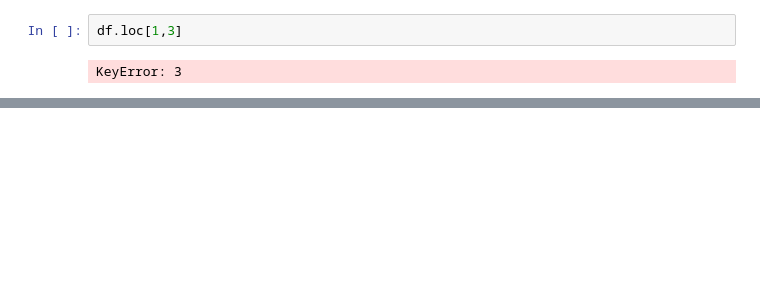
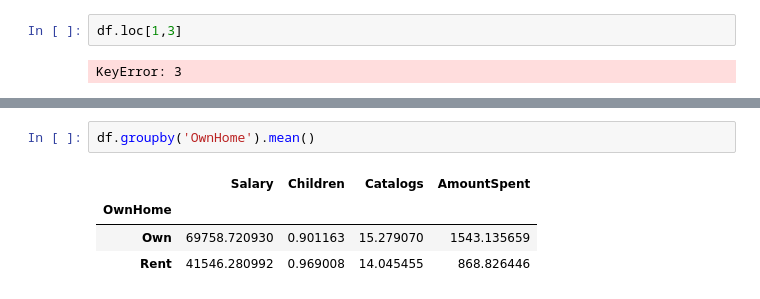
Before and after one commit to kshirsagarsiddharth/manipal_data_science, a Jupyter notebook: pandas_manipal.ipynb, the cells around one changed output, grey strips where cells are left out. Cells and saved outputs as stored; diff of their text form; blank space fills up the shorter version.

```diff
--- a/pandas_manipal.ipynb
+++ b/pandas_manipal.ipynb
@@ -818,0 +929,7 @@ KeyError: 3
+# %%
+df.groupby('OwnHome').mean()
+# %% [output]
+|  | Salary | Children | Catalogs | AmountSpent |
+| OwnHome |  |  |  |  |
+| Own | 69758.720930 | 0.901163 | 15.279070 | 1543.135659 |
+| Rent | 41546.280992 | 0.969008 | 14.045455 | 868.826446 |
```
Also changed, not shown: parts of 26 cells of this notebook.
